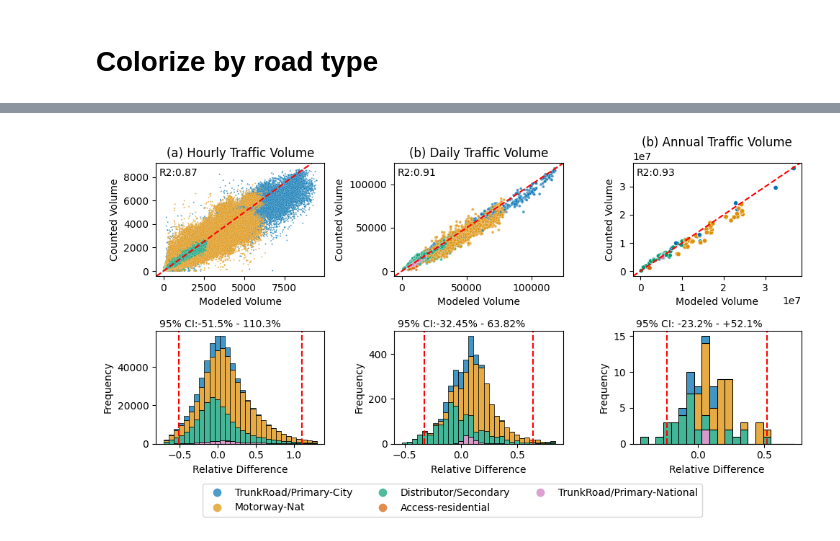
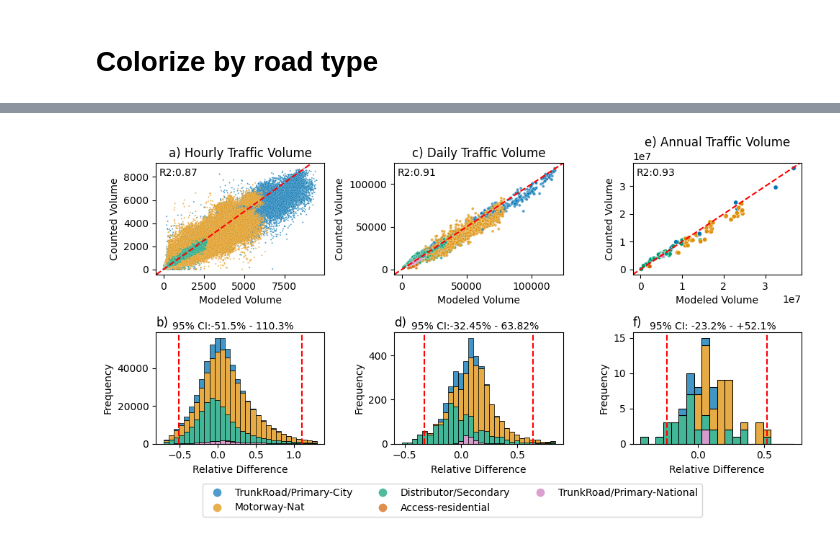
Before and after one commit to tum-esm/drive-inventory, a Jupyter notebook: notebooks/plotting and diagnostics/plot_activity_uncertainty.ipynb, the cells around one changed output, grey strips where cells are left out. Saved outputs shown, nothing was run; the diff lists cells and outputs as text; code cells hidden in the pictures.

```diff
--- a/notebooks/plotting and diagnostics/plot_activity_uncertainty.ipynb
+++ b/notebooks/plotting and diagnostics/plot_activity_uncertainty.ipynb
@@ -457,13 +443,15 @@ hist_ax.axvline(lb, color = 'r', linestyle = '--')
 hist_ax.axvline(ub, color = 'r', linestyle = '--')
 
 text = f'95% CI:{lb*100:.1f}% - {ub*100:.1f}%'
-hist_ax.text(.02, 1.1, text, ha='left', va='top', transform=hist_ax.transAxes)
+hist_ax.text(.1, 1.1, text, ha='left', va='top', transform=hist_ax.transAxes)
 
-scatter_ax.set_title('(a) Hourly Traffic Volume')
+scatter_ax.set_title('a) Hourly Traffic Volume')
 scatter_ax.set_xlabel('Modeled Volume')
 scatter_ax.set_ylabel('Counted Volume')
+hist_ax.set_title('b)', loc='left')
 hist_ax.set_ylabel('Frequency')
 hist_ax.set_xlabel('Relative Difference')
+
 scatter_ax.ticklabel_format(style = 'scientific')
 
 ### daily data
@@ -489,13 +477,14 @@ hist_ax.legend_.remove()
 hist_ax.axvline(lb, color = 'r', linestyle = '--')
 hist_ax.axvline(ub, color = 'r', linestyle = '--')
 text = f'95% CI:{lb*100:.2f}% - {ub*100:.2f}%'
-hist_ax.text(.02, 1.1, text, ha='left', va='top', transform=hist_ax.transAxes)
+hist_ax.text(.1, 1.1, text, ha='left', va='top', transform=hist_ax.transAxes)
 
-scatter_ax.set_title('(b) Daily Traffic Volume')
+scatter_ax.set_title('c) Daily Traffic Volume')
 scatter_ax.set_xlabel('Modeled Volume')
 scatter_ax.set_ylabel('Counted Volume')
 hist_ax.set_ylabel('Frequency')
 hist_ax.set_xlabel('Relative Difference')
+hist_ax.set_title('d)', loc='left')
 scatter_ax.ticklabel_format(style = 'scientific')
 
 
@@ -509,33 +498,34 @@ hist_ax = ax[1,2]
 
 sns.scatterplot(data = _data, ax = scatter_ax,
                 x = 'modeled_volume', y = 'count', hue='road_type',
                 s= 20, palette = colors, alpha = 1)
 scatter_ax.axline([0,0], [1,1], color = 'red', linestyle = '--')
 text = f'R2:{r2_score(_data["count"], _data["modeled_volume"]):.2f}'
 scatter_ax.text(.02, 0.96, text, ha='left', va='top', transform=scatter_ax.transAxes)
 scatter_ax.legend_.remove()
 
 sns.histplot(data = _data, ax = hist_ax, x = 'rel_diff', hue ='road_type',
              multiple='stack', palette = colors, binrange=(lb-0.2, ub+0.2), bins = 20)
 hist_ax.legend_.remove()
 hist_ax.axvline(lb, color = 'r', linestyle = '--')
 hist_ax.axvline(ub, color = 'r', linestyle = '--')
 
 text = f'95% CI: {lb*100:.1f}% - +{ub*100:.1f}%'
-hist_ax.text(.02, 1.1, text, ha='left', va='top', transform=hist_ax.transAxes)
+hist_ax.text(.1, 1.1, text, ha='left', va='top', transform=hist_ax.transAxes)
 
-scatter_ax.set_title('(b) Annual Traffic Volume')
+scatter_ax.set_title('e) Annual Traffic Volume')
 scatter_ax.set_xlabel('Modeled Volume')
 scatter_ax.set_ylabel('Counted Volume')
+hist_ax.set_title('f)', loc='left')
 hist_ax.set_ylabel('Frequency')
 hist_ax.set_xlabel('Relative Difference')
 scatter_ax.ticklabel_format(style = 'scientific')
 
 # add legend
 # combined legend for all scatterplots
 handles, labels = ax[0,0].get_legend_handles_labels()
 fig.legend(handles, labels, loc='lower center', bbox_to_anchor=(0.5, -0.1), markerscale = 6, ncols = 3)
 
 plt.show()
 # %% [output]
-[figure, old version]
+[figure, new version]
```
Also changed, not shown: parts of 1 cell of this notebook, 1 other file.
